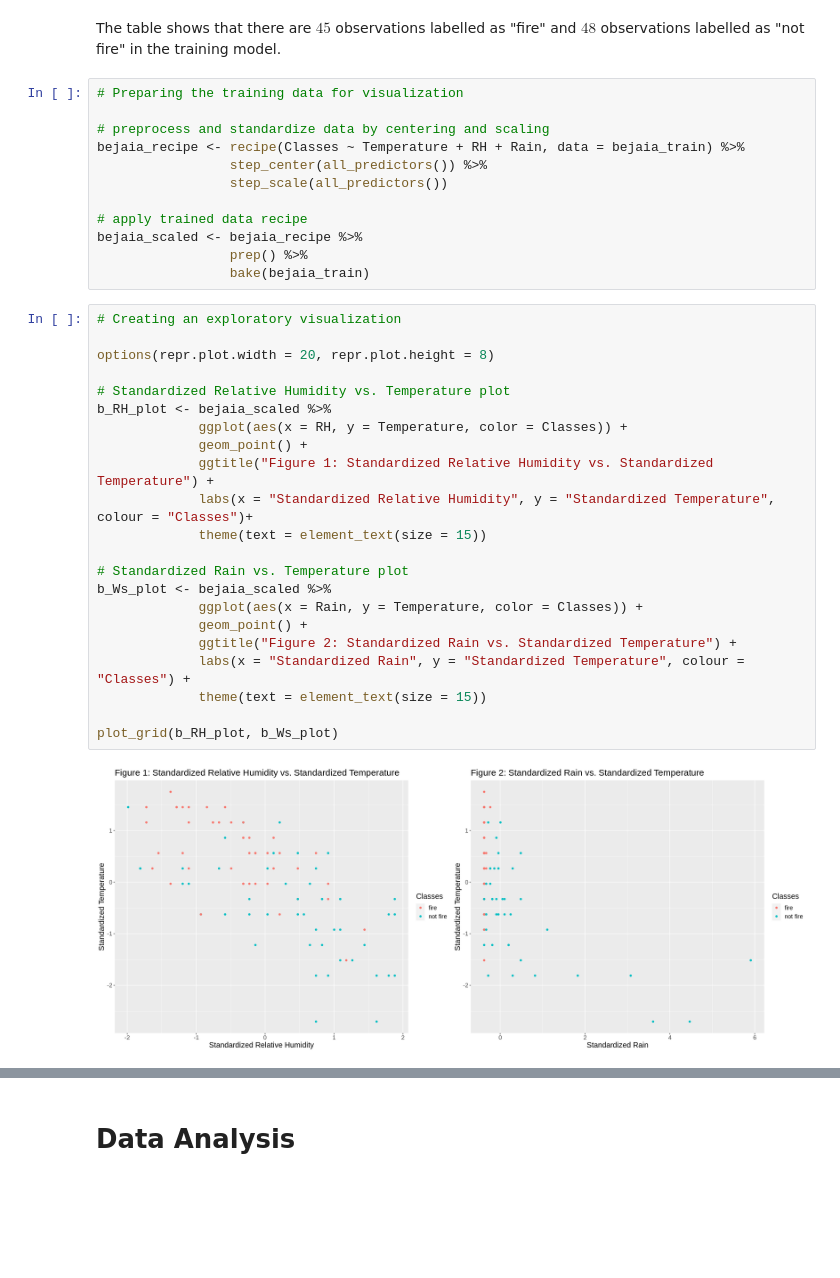
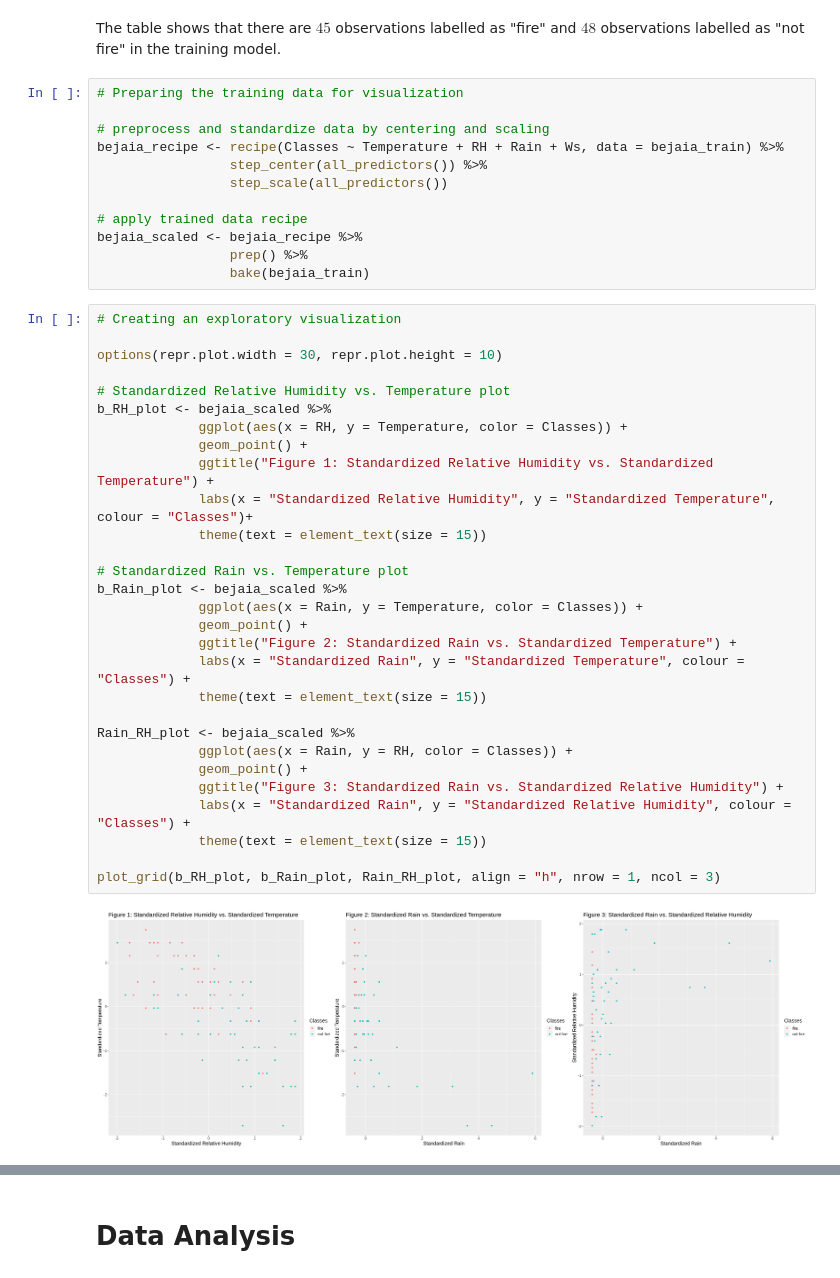
Before and after one commit to a-kong/dsci100-project, a Jupyter notebook: report.ipynb, the cells around one changed output, grey strips where cells are left out. Cells and saved outputs as stored; diff of their text form; blank space fills up the shorter version.

```diff
--- a/report.ipynb
+++ b/report.ipynb
@@ -139,7 +123,7 @@ The table shows that there are $45$ observations labelled as "fire" and $48$ obs
 # Preparing the training data for visualization
 
 # preprocess and standardize data by centering and scaling
-bejaia_recipe <- recipe(Classes ~ Temperature + RH + Rain, data = bejaia_train) %>%
+bejaia_recipe <- recipe(Classes ~ Temperature + RH + Rain + Ws, data = bejaia_train) %>%
                  step_center(all_predictors()) %>%
                  step_scale(all_predictors())
 
@@ -150,25 +134,32 @@ bejaia_scaled <- bejaia_recipe %>%
 # %%
 # Creating an exploratory visualization
 
-options(repr.plot.width = 20, repr.plot.height = 8)
+options(repr.plot.width = 30, repr.plot.height = 10)
 
 # Standardized Relative Humidity vs. Temperature plot
 b_RH_plot <- bejaia_scaled %>%
              ggplot(aes(x = RH, y = Temperature, color = Classes)) +
              geom_point() +
              ggtitle("Figure 1: Standardized Relative Humidity vs. Standardized Temperature") +
              labs(x = "Standardized Relative Humidity", y = "Standardized Temperature", colour = "Classes")+
              theme(text = element_text(size = 15))
 
 # Standardized Rain vs. Temperature plot
-b_Ws_plot <- bejaia_scaled %>%
+b_Rain_plot <- bejaia_scaled %>%
              ggplot(aes(x = Rain, y = Temperature, color = Classes)) +
              geom_point() +
              ggtitle("Figure 2: Standardized Rain vs. Standardized Temperature") +
              labs(x = "Standardized Rain", y = "Standardized Temperature", colour = "Classes") +
              theme(text = element_text(size = 15))
 
-plot_grid(b_RH_plot, b_Ws_plot)
+Rain_RH_plot <- bejaia_scaled %>%
+             ggplot(aes(x = Rain, y = RH, color = Classes)) +
+             geom_point() +
+             ggtitle("Figure 3: Standardized Rain vs. Standardized Relative Humidity") +
+             labs(x = "Standardized Rain", y = "Standardized Relative Humidity", colour = "Classes") +
+             theme(text = element_text(size = 15))
+
+plot_grid(b_RH_plot, b_Rain_plot, Rain_RH_plot, align = "h", nrow = 1, ncol = 3)
 # %% [output]
-[figure, old version]
+[figure, new version]
 # %% [markdown]
```
Also changed, not shown: parts of 16 cells of this notebook.
